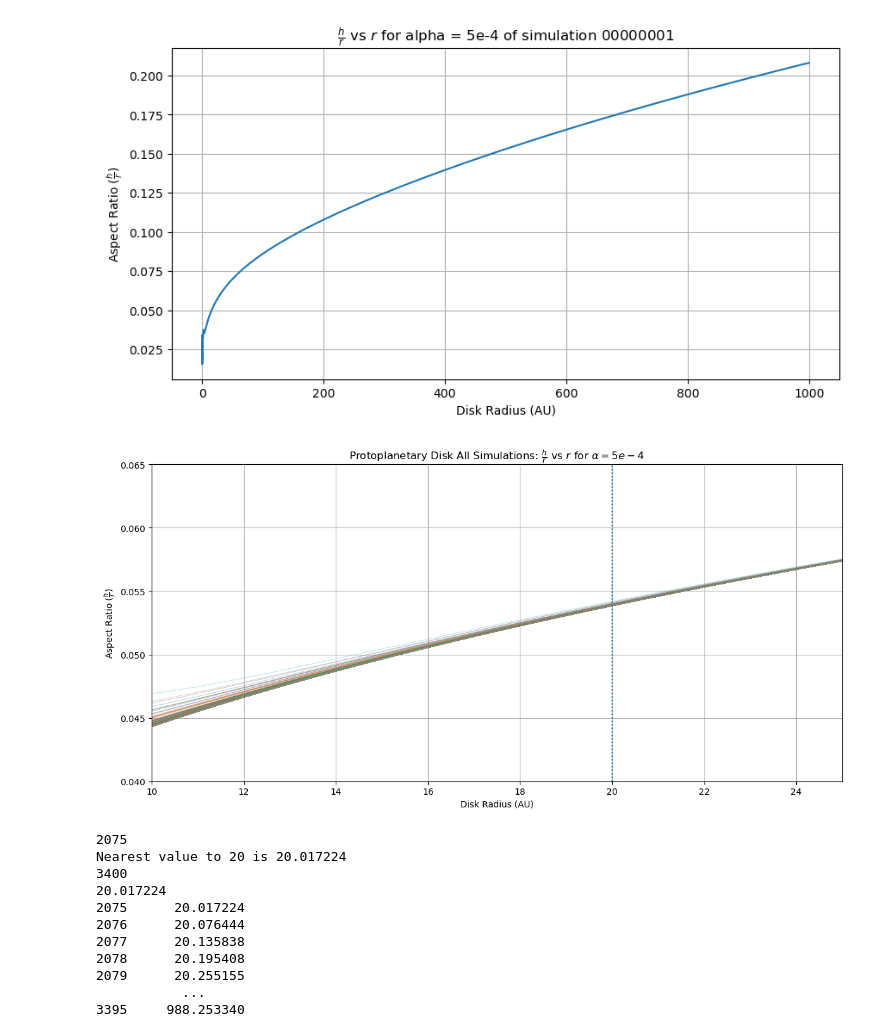
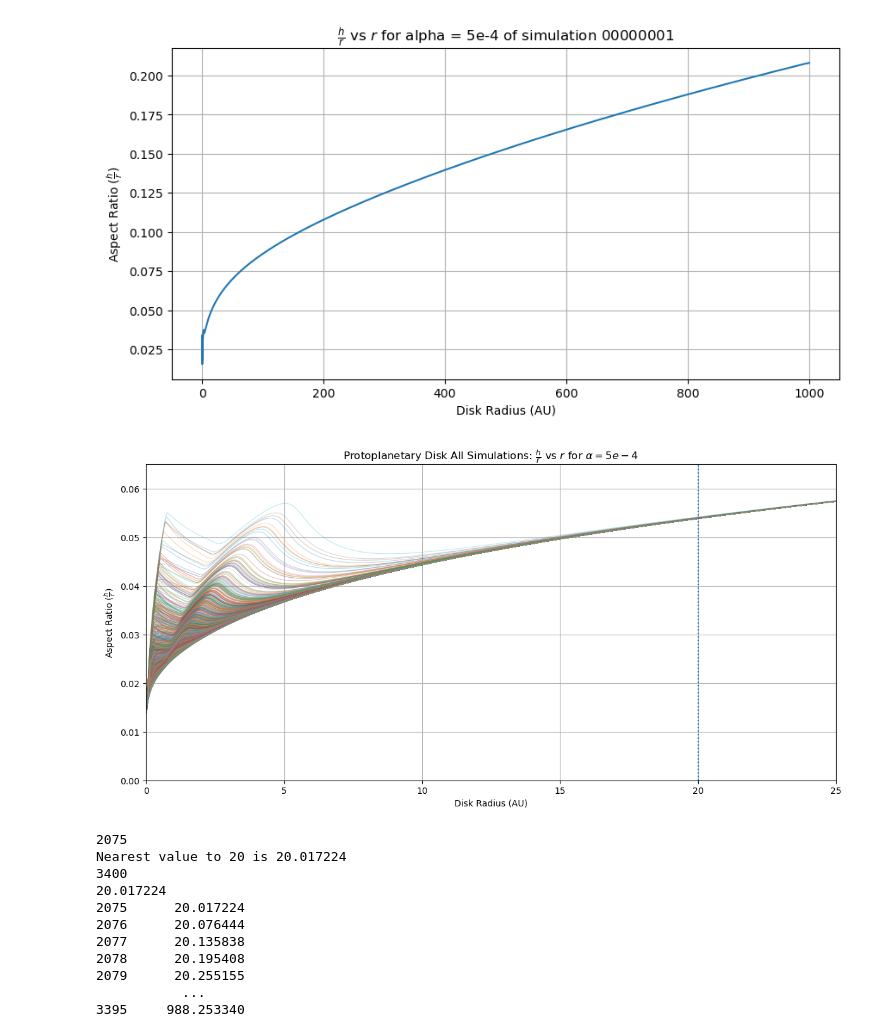
Before and after one commit to Chartman25/UnigeMasters, a Jupyter notebook: Astrophysics_Lab_Disc_Truncation/disk_height_to_radius.ipynb, the cells around one changed output. Saved outputs shown, nothing was run; the diff lists cells and outputs as text; code cells hidden in the pictures.

```diff
--- a/Astrophysics_Lab_Disc_Truncation/disk_height_to_radius.ipynb
+++ b/Astrophysics_Lab_Disc_Truncation/disk_height_to_radius.ipynb
@@ -50,22 +54,23 @@ for ii in range(len(file_paths_alpha_5e_minus_4)):
 # %%
 plt.figure(figsize=(12, 6))
 
 for new_df in dfs_alpha_5e_minus_4:
     disk_radius = new_df.iloc[:, 1]
     aspect_ratio = new_df.iloc[:, 3]
     plt.plot(disk_radius, aspect_ratio, alpha=0.3, linewidth=0.8)
 
 plt.xlabel("Disk Radius (AU)")
 plt.ylabel(r"Aspect Ratio ($\frac{h}{r}$)")
 plt.title(r"Protoplanetary Disk All Simulations: $\frac{h}{r}$ vs $r$ for $\alpha = " + str(alpha[0]) + "$")
 plt.grid()
 plt.tight_layout()
 plt.axvline(20, linestyle=':')
-plt.xlim(10, 25)
-plt.ylim(0.04,.065)
+plt.xlim(0, 25)
+plt.ylim(0,.065)
+
 plt.show()
 # %% [output]
-[figure, old version]
+[figure, new version]
 # %%
 target = 20
 
```
Also changed, not shown: parts of 8 cells of this notebook, 7 other files.
